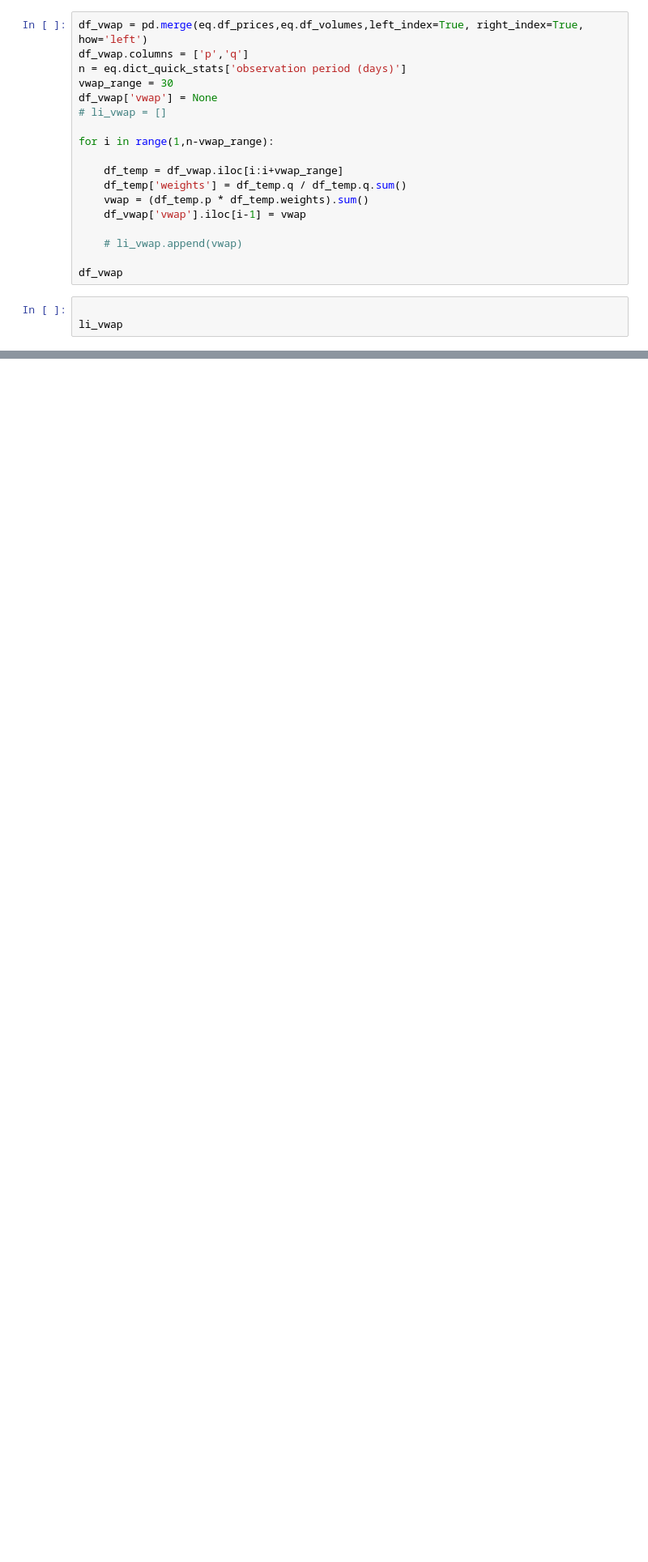
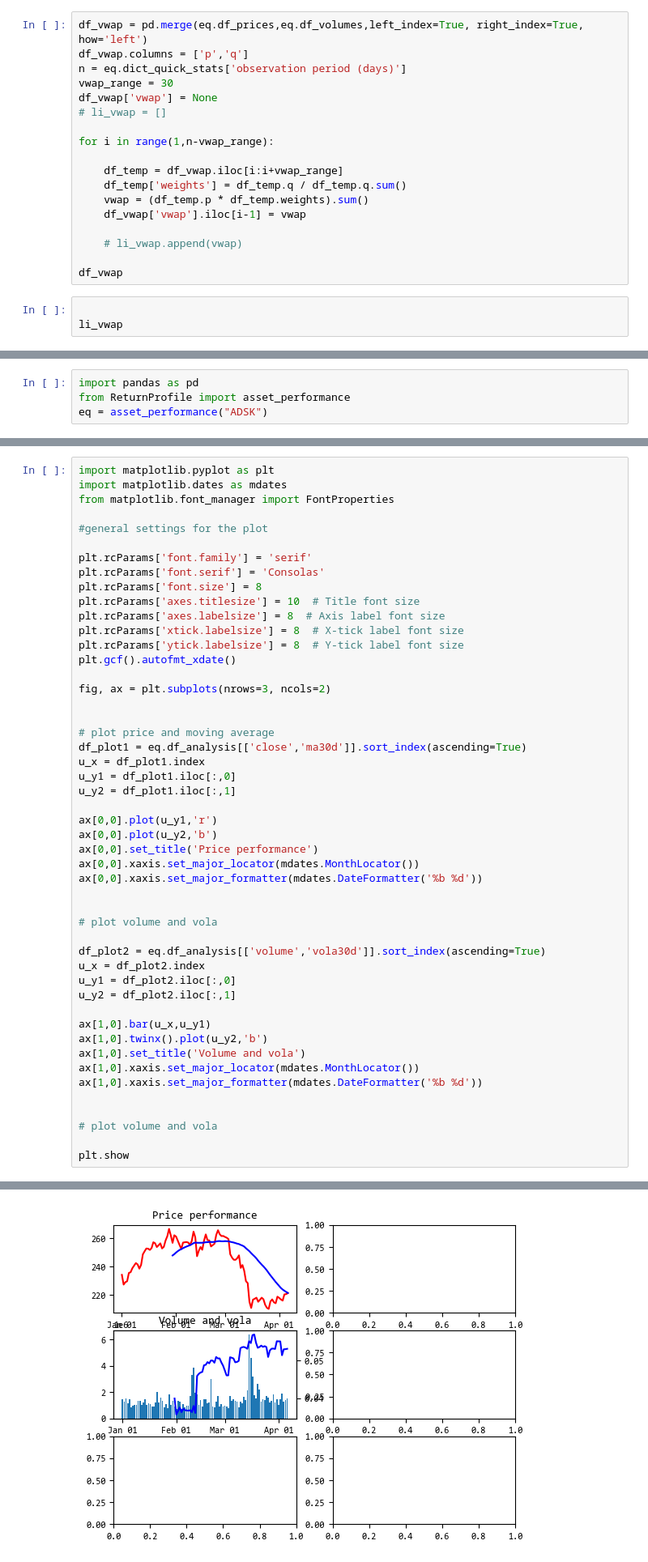
Before and after one commit to sleepper/investmentstrategies, a Jupyter notebook: Step by Step API.ipynb, the cells around one changed output, grey strips where cells are left out. Shown at 81% size. Cells and saved outputs as stored; diff of their text form; blank space fills up the shorter version.

Commit message:
Started with charting

```diff
--- a/Step by Step API.ipynb
+++ b/Step by Step API.ipynb
@@ -298,0 +277,4 @@ See the caveats in the documentation: https://pandas.pydata.org/pandas-docs/stab
+# %%
+import pandas as pd
+from ReturnProfile import asset_performance
+eq = asset_performance("ADSK")
@@ -298,0 +319,50 @@ See the caveats in the documentation: https://pandas.pydata.org/pandas-docs/stab
+# %%
+import matplotlib.pyplot as plt
+import matplotlib.dates as mdates
+from matplotlib.font_manager import FontProperties
+
+#general settings for the plot
+
+plt.rcParams['font.family'] = 'serif'
+plt.rcParams['font.serif'] = 'Consolas'
+plt.rcParams['font.size'] = 8
+plt.rcParams['axes.titlesize'] = 10  # Title font size
+plt.rcParams['axes.labelsize'] = 8  # Axis label font size
+plt.rcParams['xtick.labelsize'] = 8  # X-tick label font size
+plt.rcParams['ytick.labelsize'] = 8  # Y-tick label font size
+plt.gcf().autofmt_xdate()
+
+fig, ax = plt.subplots(nrows=3, ncols=2)
+
+
+# plot price and moving average
+df_plot1 = eq.df_analysis[['close','ma30d']].sort_index(ascending=True)
+u_x = df_plot1.index
+u_y1 = df_plot1.iloc[:,0]
+u_y2 = df_plot1.iloc[:,1]
+
+ax[0,0].plot(u_y1,'r')
+ax[0,0].plot(u_y2,'b')
+ax[0,0].set_title('Price performance')
+ax[0,0].xaxis.set_major_locator(mdates.MonthLocator())
+ax[0,0].xaxis.set_major_formatter(mdates.DateFormatter('%b %d'))
+
+
+# plot volume and vola
+
+df_plot2 = eq.df_analysis[['volume','vola30d']].sort_index(ascending=True)
+u_x = df_plot2.index
+u_y1 = df_plot2.iloc[:,0]
+u_y2 = df_plot2.iloc[:,1]
+
+ax[1,0].bar(u_x,u_y1)
+ax[1,0].twinx().plot(u_y2,'b')
+ax[1,0].set_title('Volume and vola')
+ax[1,0].xaxis.set_major_locator(mdates.MonthLocator())
+ax[1,0].xaxis.set_major_formatter(mdates.DateFormatter('%b %d'))
+
+
+# plot volume and vola
+
+plt.show
+# %% [output]
@@ -298,0 +371 @@ See the caveats in the documentation: https://pandas.pydata.org/pandas-docs/stab
+[figure, added]
```
Also changed, not shown: parts of 7 cells of this notebook, 4 other files.
